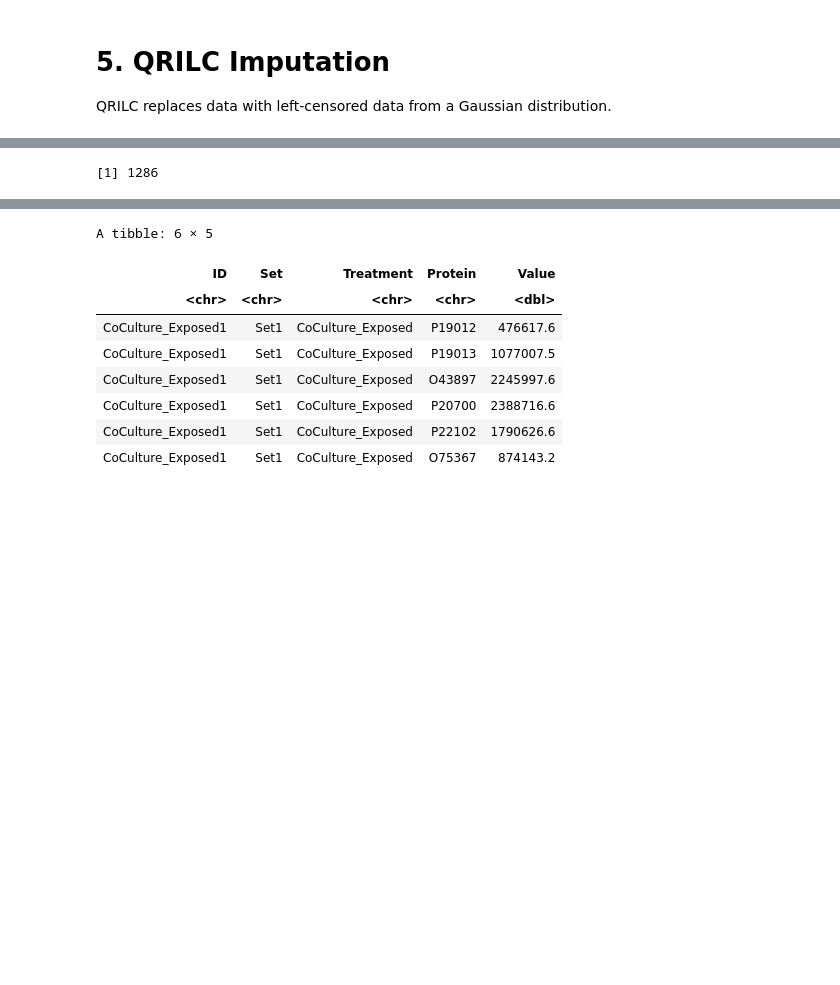
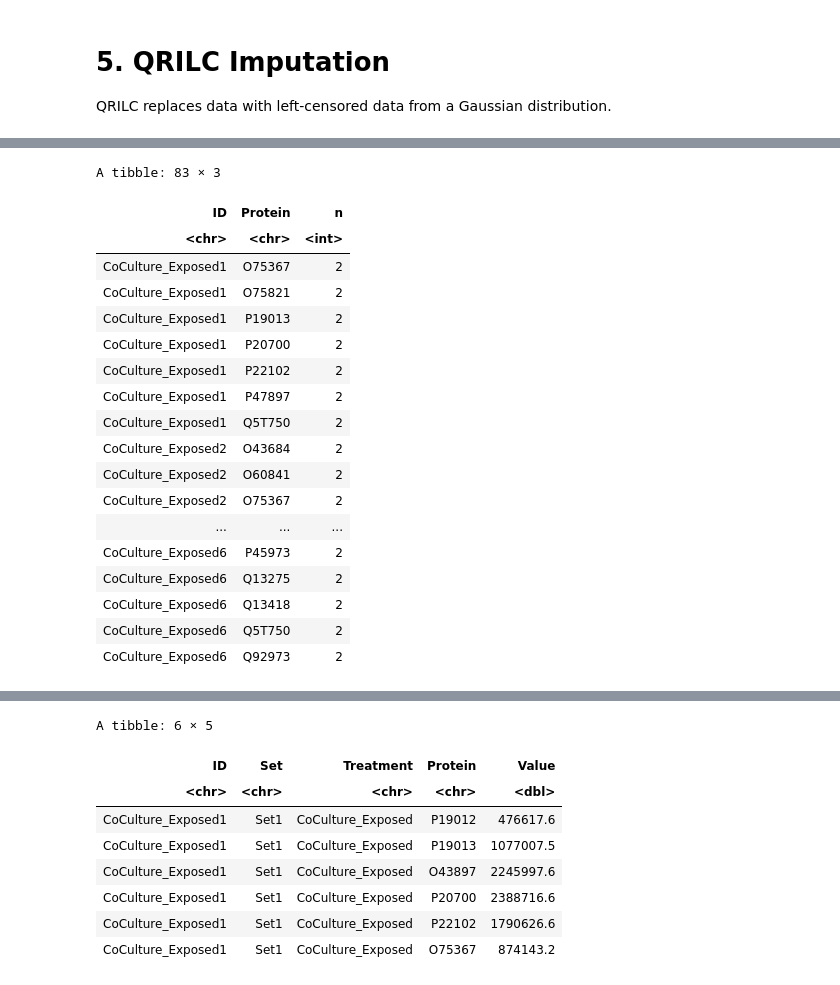
Before and after one commit to alexispayton/Wildfires-and-Extracellular-Vesicles-EVs-Woodsmoke-Alters-EV-Proteomic-Signatures-involved-in-Ext, a Jupyter notebook: 3. Proteomics Data Processing/Data Processing.ipynb, the cells around one changed output, grey strips where cells are left out. Drawn from its saved outputs; the diff is of its cells as text; code cells hidden in the pictures; blank space fills up the shorter version.

```diff
--- a/3. Proteomics Data Processing/Data Processing.ipynb
+++ b/3. Proteomics Data Processing/Data Processing.ipynb
@@ -287,10 +286,31 @@ coculutre_vehicleCT_preimputed_df = preimputed_df_split[[3]] %>%
 triculutre_exp_preimputed_df = preimputed_df_split[[4]]
 triculutre_pooled_preimputed_df = preimputed_df_split[[5]]
 triculutre_vehicleCT_preimputed_df = preimputed_df_split[[6]]
-# %%
-length(unique(coculutre_exp_preimputed_df$Protein))
-# %% [output]
-[1] 1286
+# %%
+coculutre_exp_preimputed_df %>%
+    dplyr::group_by(ID, Protein) %>%
+    dplyr::summarise(n = dplyr::n(), .groups = "drop") %>%
+    dplyr::filter(n > 1L)
+# %% [output]
+A tibble: 83 × 3
+| ID | Protein | n |
+| <chr> | <chr> | <int> |
+| CoCulture_Exposed1 | O75367 | 2 |
+| CoCulture_Exposed1 | O75821 | 2 |
+| CoCulture_Exposed1 | P19013 | 2 |
+| CoCulture_Exposed1 | P20700 | 2 |
+| CoCulture_Exposed1 | P22102 | 2 |
+| CoCulture_Exposed1 | P47897 | 2 |
+| CoCulture_Exposed1 | Q5T750 | 2 |
+| CoCulture_Exposed2 | O43684 | 2 |
+| CoCulture_Exposed2 | O60841 | 2 |
+| CoCulture_Exposed2 | O75367 | 2 |
+| ... | ... | ... |
+| CoCulture_Exposed6 | P45973 | 2 |
+| CoCulture_Exposed6 | Q13275 | 2 |
+| CoCulture_Exposed6 | Q13418 | 2 |
+| CoCulture_Exposed6 | Q5T750 | 2 |
+| CoCulture_Exposed6 | Q92973 | 2 |
 # %%
 # QRILC
 QRILC_imputation = function(dataset){
```
Also changed, not shown: parts of 12 cells of this notebook.
